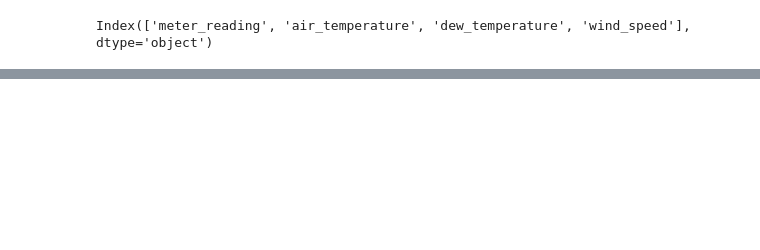
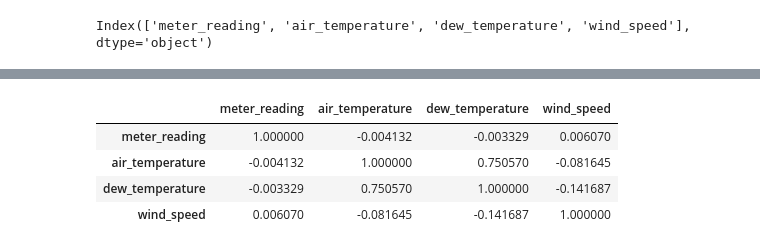
Before and after one commit to vasu-rguktn/Team_X, a Jupyter notebook: ASHRAE.ipynb, the cells around one changed output, grey strips where cells are left out. Saved outputs shown, nothing was run; the diff lists cells and outputs as text; code cells hidden in the pictures; blank space fills up the shorter version.

```diff
--- a/ASHRAE.ipynb
+++ b/ASHRAE.ipynb
@@ -95,0 +124,8 @@ Index(['meter_reading', 'air_temperature', 'dew_temperature', 'wind_speed'], dty
+# %%
+data.corr()
+# %% [output]
+|  | meter_reading | air_temperature | dew_temperature | wind_speed |
+| meter_reading | 1.000000 | -0.004132 | -0.003329 | 0.006070 |
+| air_temperature | -0.004132 | 1.000000 | 0.750570 | -0.081645 |
+| dew_temperature | -0.003329 | 0.750570 | 1.000000 | -0.141687 |
+| wind_speed | 0.006070 | -0.081645 | -0.141687 | 1.000000 |
```
Also changed, not shown: parts of 12 cells of this notebook.
